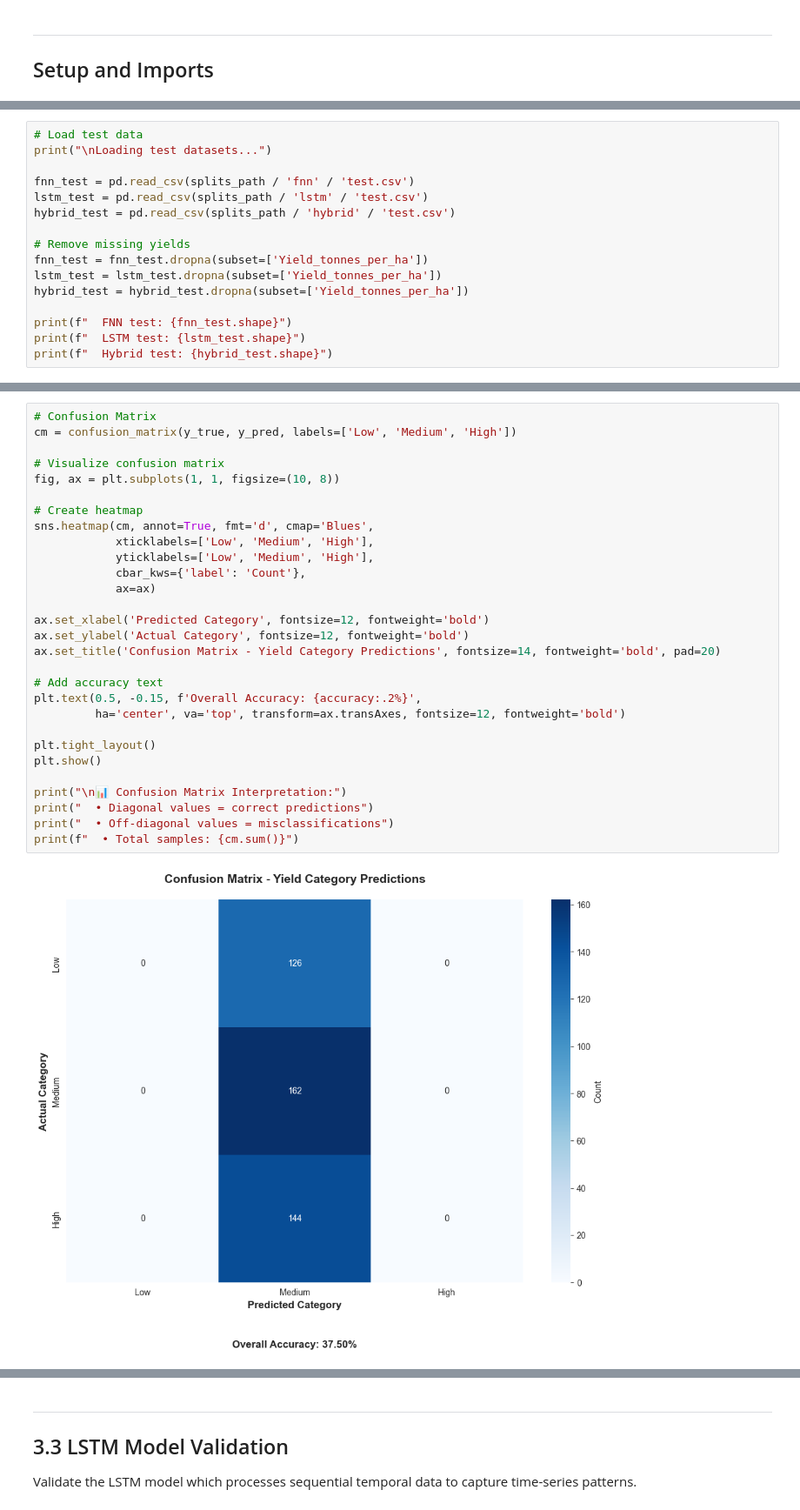
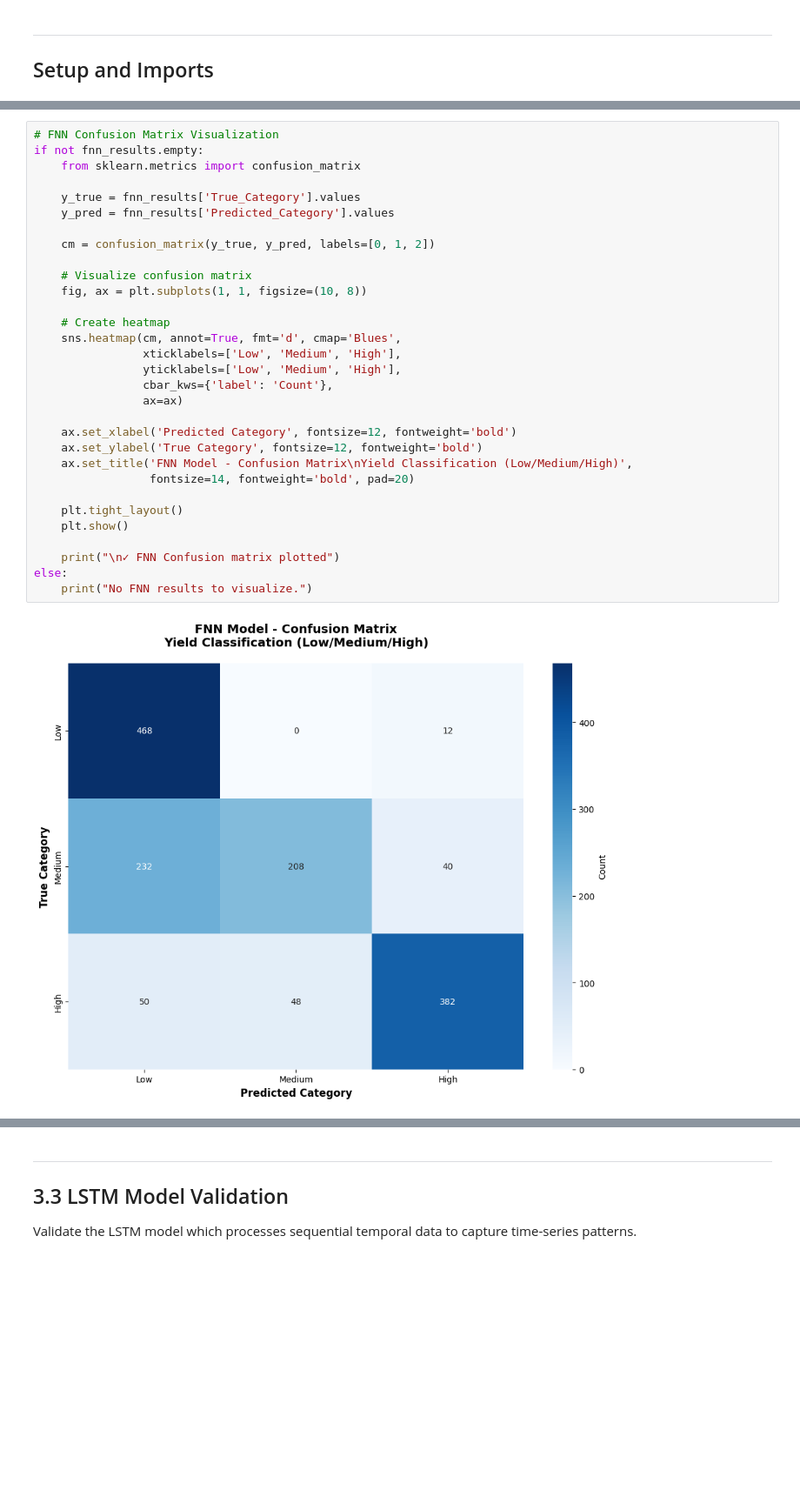
Before and after one commit to David-Ibitokun/Final-Year-Project, a Jupyter notebook: phase4_validation.ipynb, the cells around one changed output, grey strips where cells are left out. Shown at 87% size. Cells and saved outputs as stored; diff of their text form; blank space fills up the shorter version.

Commit message:
Changes for test branch

```diff
--- a/phase4_validation.ipynb
+++ b/phase4_validation.ipynb
@@ -167,16 +20,0 @@ Loading trained models...
-# %%
-# Load test data
-print("\nLoading test datasets...")
-
-fnn_test = pd.read_csv(splits_path / 'fnn' / 'test.csv')
-lstm_test = pd.read_csv(splits_path / 'lstm' / 'test.csv')
-hybrid_test = pd.read_csv(splits_path / 'hybrid' / 'test.csv')
-
-# Remove missing yields
-fnn_test = fnn_test.dropna(subset=['Yield_tonnes_per_ha'])
-lstm_test = lstm_test.dropna(subset=['Yield_tonnes_per_ha'])
-hybrid_test = hybrid_test.dropna(subset=['Yield_tonnes_per_ha'])
-
-print(f"  FNN test: {fnn_test.shape}")
-print(f"  LSTM test: {lstm_test.shape}")
-print(f"  Hybrid test: {hybrid_test.shape}")
@@ -599,31 +403,33 @@ weighted avg     0.1406    0.3750    0.2045       432
 # %%
-# Confusion Matrix
-cm = confusion_matrix(y_true, y_pred, labels=['Low', 'Medium', 'High'])
+# FNN Confusion Matrix Visualization
+if not fnn_results.empty:
+    from sklearn.metrics import confusion_matrix
 
-# Visualize confusion matrix
-fig, ax = plt.subplots(1, 1, figsize=(10, 8))
+    y_true = fnn_results['True_Category'].values
+    y_pred = fnn_results['Predicted_Category'].values
 
-# Create heatmap
-sns.heatmap(cm, annot=True, fmt='d', cmap='Blues',
-            xticklabels=['Low', 'Medium', 'High'],
-            yticklabels=['Low', 'Medium', 'High'],
-            cbar_kws={'label': 'Count'},
-            ax=ax)
+    cm = confusion_matrix(y_true, y_pred, labels=[0, 1, 2])
 
-ax.set_xlabel('Predicted Category', fontsize=12, fontweight='bold')
-ax.set_ylabel('Actual Category', fontsize=12, fontweight='bold')
-ax.set_title('Confusion Matrix - Yield Category Predictions', fontsize=14, fontweight='bold', pad=20)
+    # Visualize confusion matrix
+    fig, ax = plt.subplots(1, 1, figsize=(10, 8))
 
-# Add accuracy text
-plt.text(0.5, -0.15, f'Overall Accuracy: {accuracy:.2%}',
-         ha='center', va='top', transform=ax.transAxes, fontsize=12, fontweight='bold')
+    # Create heatmap
+    sns.heatmap(cm, annot=True, fmt='d', cmap='Blues',
+                xticklabels=['Low', 'Medium', 'High'],
+                yticklabels=['Low', 'Medium', 'High'],
+                cbar_kws={'label': 'Count'},
+                ax=ax)
 
-plt.tight_layout()
-plt.show()
+    ax.set_xlabel('Predicted Category', fontsize=12, fontweight='bold')
+    ax.set_ylabel('True Category', fontsize=12, fontweight='bold')
+    ax.set_title('FNN Model - Confusion Matrix\nYield Classification (Low/Medium/High)',
+                 fontsize=14, fontweight='bold', pad=20)
 
-print("\n📊 Confusion Matrix Interpretation:")
-print("  • Diagonal values = correct predictions")
-print("  • Off-diagonal values = misclassifications")
-print(f"  • Total samples: {cm.sum()}")
+    plt.tight_layout()
+    plt.show()
+
+    print("\n✓ FNN Confusion matrix plotted")
+else:
+    print("No FNN results to visualize.")
 # %% [output]
-[figure, old version]
+[figure, new version]
```
Also changed, not shown: parts of 57 cells of this notebook, 54 other files.
